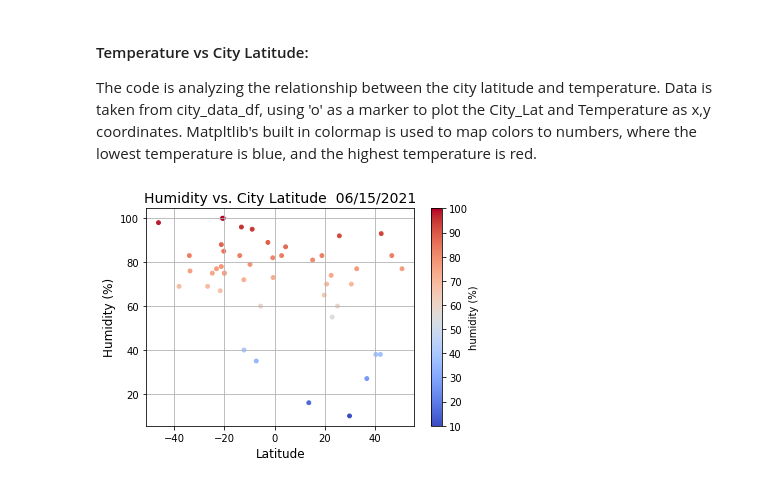
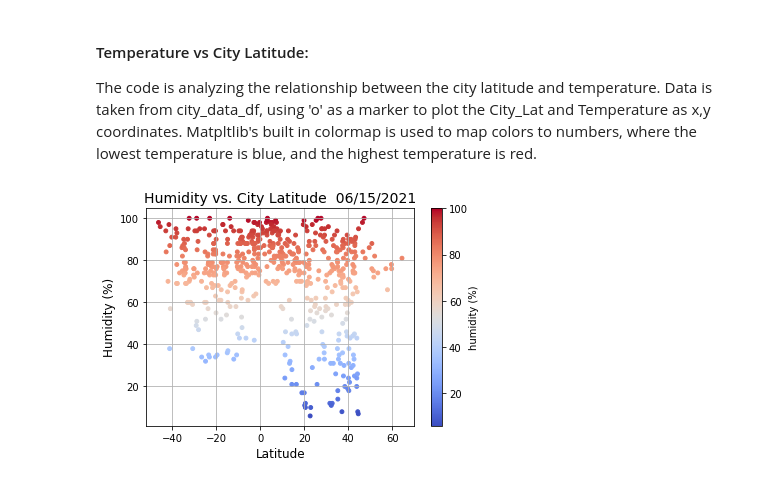
Before and after one commit to speedracer05/python-api-challenge, a Jupyter notebook: WeatherPy/WeatherPy.ipynb, the cells around one changed output. Saved outputs shown, nothing was run; the diff lists cells and outputs as text; code cells hidden in the pictures.

Commit message:
added plot comments & summary; added cells for regression

```diff
--- a/WeatherPy/WeatherPy.ipynb
+++ b/WeatherPy/WeatherPy.ipynb
@@ -33,8 +35,8 @@ cities = []
 lat_long = []
 
 # Randomize creation of latitude & longitude. Set np size to 1000; change if needed
-lat = np.random.uniform(low=-45.00, high=45.00, size=200)
-lng = np.random.uniform(low=-180, high = 180, size=200)
+lat = np.random.uniform(low=-45.00, high=45.00, size=1200)
+lng = np.random.uniform(low=-180, high = 180, size=1200)
 lat_long = zip(lat, lng)
 
 # Find nearest city with geo coordinates
@@ -150,16 +152,16 @@ The code is analyzing the relationship between the city latitude and temperature
 # %%
 # Plot relationship of Humidity (%) vs. Latitude
 plt.scatter(city_data_df['City_Lat'], city_data_df['Humidity'],
            c =city_data_df['Humidity'], s=15, cmap= 'coolwarm', marker='o')
 
 plt.title('Humidity vs. City Latitude  ' + time.strftime('%m/%d/%Y'), fontsize=14)
 plt.ylabel('Humidity (%)', fontsize=12)
 plt.xlabel('Latitude', fontsize=12)
 cbar= plt.colorbar()
 cbar.set_label("humidity (%)", labelpad=+1)
-plt.grid() # add (True) for test
+plt.grid(True) # add (True) for test
 
 plt.savefig('Images/humidity-vs-latitude.png')
 plt.show()
 # %% [output]
-[figure, old version]
+[figure, new version]
```
Also changed, not shown: parts of 20 cells of this notebook, 7 other files.
